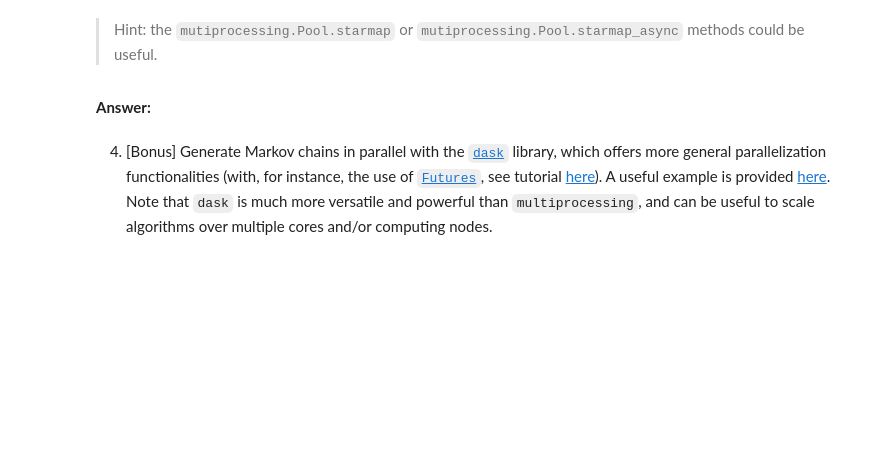
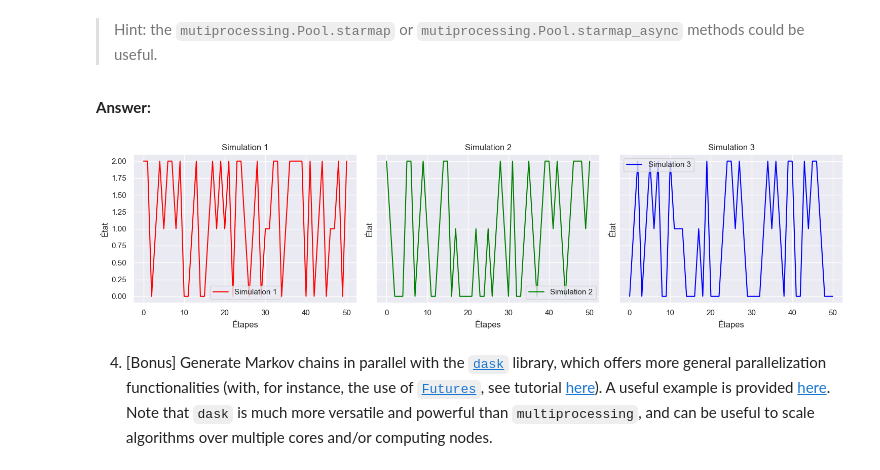
Before and after one commit to SerinaTraore/python_sdia, a Jupyter notebook: Labs/source/Lab5/lab5.ipynb, the cells around one changed output. Cells and saved outputs as stored; diff of their text form; code cells hidden in the pictures; blank space fills up the shorter version.

Commit message:
multiprocessing + part 1

```diff
--- a/Labs/source/Lab5/lab5.ipynb
+++ b/Labs/source/Lab5/lab5.ipynb
@@ -147,3 +238,74 @@ Here is an example of execution :
+# %%
+import numpy as np
+import matplotlib.pyplot as plt
+import multiprocessing as mp
+from multiprocessing import Pool
+from markov_simulations import markov  # Importer depuis le fichier externe
+
+def setup_simulations():
+    nmax = 50
+    seed = 42
+
+    A1 = np.random.rand(3, 3)
+    A1 = A1 / A1.sum(axis=1)[:, None]
+
+    A2 = np.random.rand(3, 3)
+    A2 = A2 / A2.sum(axis=1)[:, None]
+
+    A3 = np.random.rand(3, 3)
+    A3 = A3 / A3.sum(axis=1)[:, None]
+
+    rho1 = np.array([[0], [0], [1]])
+    rho2 = np.random.rand(3, 1)
+    rho2 = rho2 / rho2.sum()
+    rho3 = np.array([[1], [0], [0]])
+
+
+    rng1 = np.random.default_rng(seed)
+    rng2 = np.random.default_rng(seed + 1)
+    rng3 = np.random.default_rng(seed + 2)
+
+    # Préparation des simulations avec le générateur de nombres aléatoires
+    simulations = [
+        (rho1, A1, nmax, rng1),
+        (rho2, A2, nmax, rng2),
+        (rho3, A3, nmax, rng3)
+    ]
+    return simulations
+
+
+colors = {
+    0: 'red',
+    1: 'green',
+    2: 'blue'
+}
+
+
+fig, axes = plt.subplots(1, 3, figsize=(15, 4), sharey=True)
+
+# Encapsulation correcte du code multiprocessing
+if __name__ == '__main__':
+
+    # Récupération des simulations
+    simulations = setup_simulations()
+
+    # Utilisation de Pool pour paralléliser les simulations
+    with Pool(processes=3) as pool:  # Utilisation correcte de Pool
+        results = pool.starmap(markov, simulations)
+
+    # Affichage des résultats
+    for i, trajectory in enumerate(results):
+        axes[i].plot(range(len(trajectory)), trajectory, label=f'Simulation {i + 1}', color=colors[i])
+        axes[i].set_title(f'Simulation {i + 1}')
+        axes[i].set_xlabel("Étapes")
+        axes[i].set_ylabel("État")
+        axes[i].grid(True)
+        axes[i].legend()
+
+    plt.tight_layout()
+    plt.show()
+# %% [output]
+[figure, added]
 # %% [markdown]
 4. [Bonus] Generate Markov chains in parallel with the [`dask`](https://docs.dask.org/en/latest/futures.html) library, which offers more general parallelization functionalities (with, for instance, the use of [`Futures`](https://docs.dask.org/en/stable/futures.html), see tutorial [here](https://tutorial.dask.org/05_futures.html)). A useful example is provided [here](https://stackoverflow.com/questions/41471248/how-to-efficiently-submit-tasks-with-large-arguments-in-dask-distributed). Note that `dask` is much more versatile and powerful than `multiprocessing`, and can be useful to scale algorithms over multiple cores and/or computing nodes.
 # %% [markdown]
```
Also changed, not shown: parts of 13 cells of this notebook, 3 other files.
